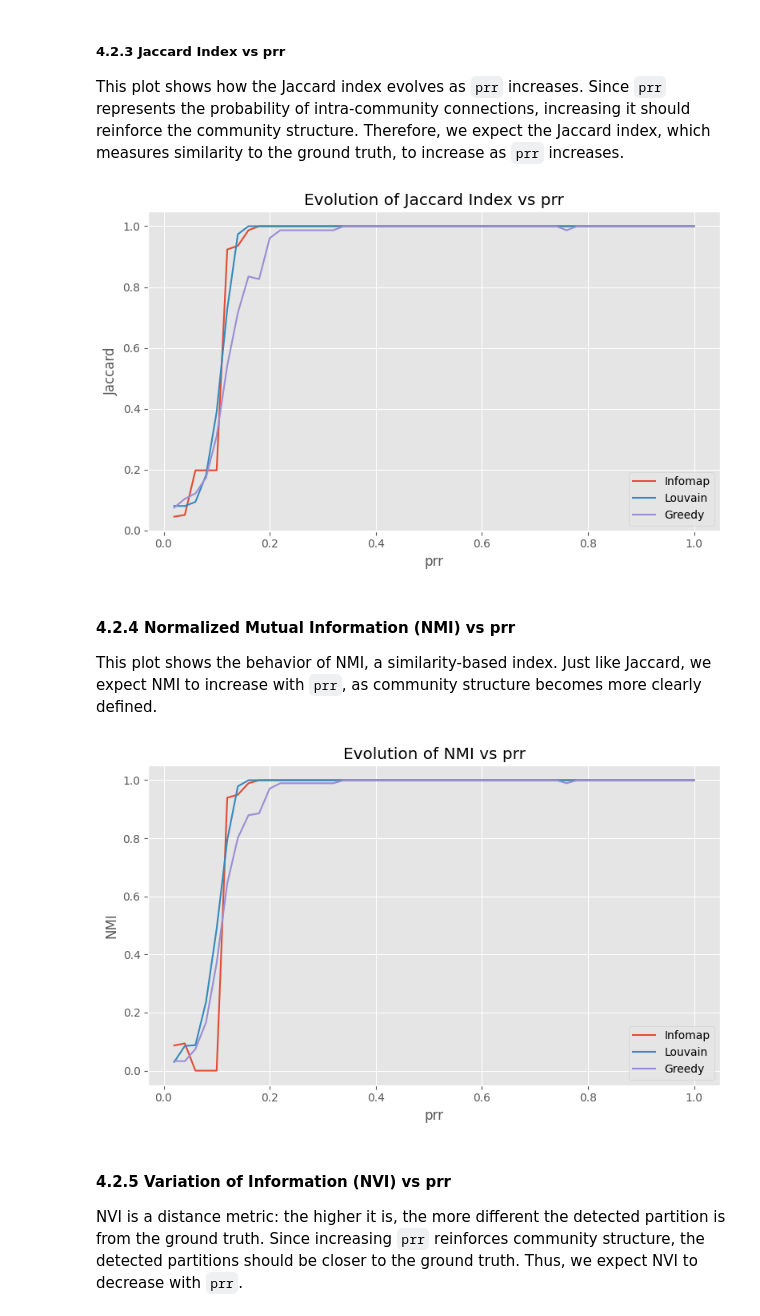
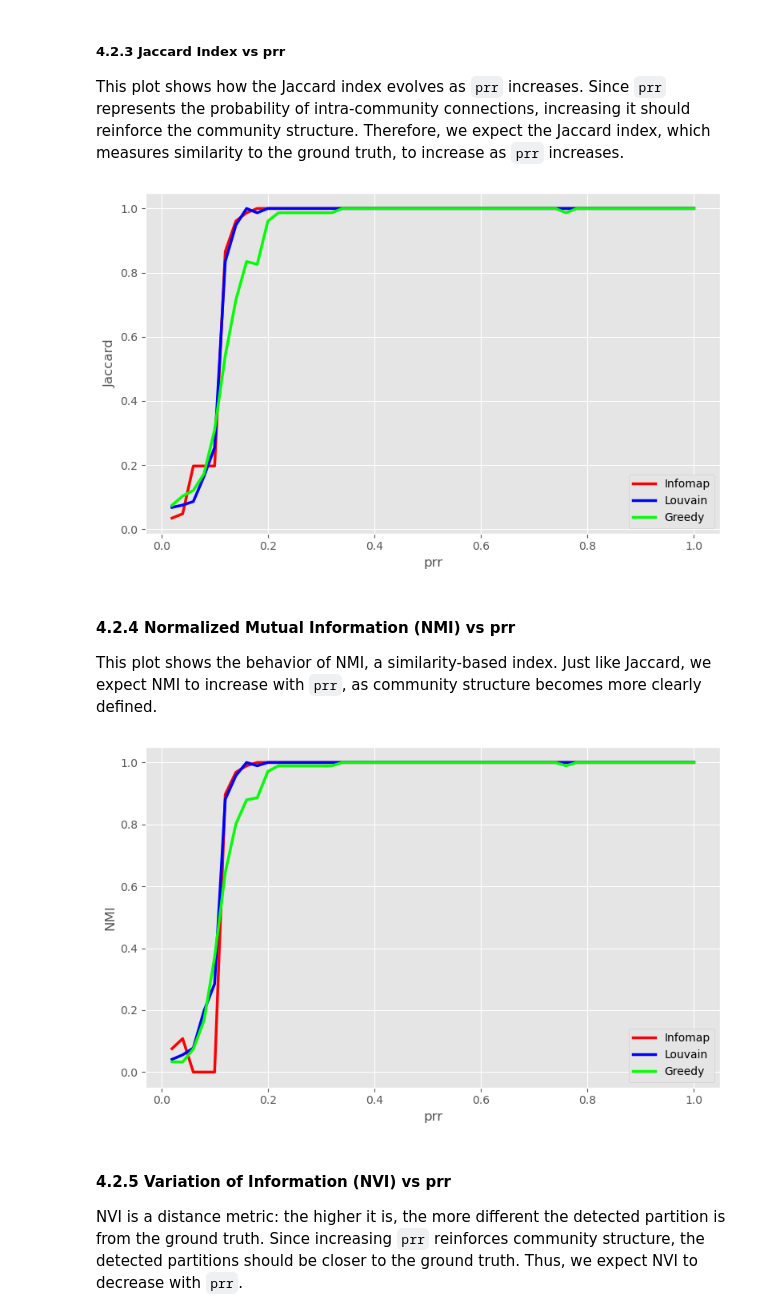
Before and after one commit to marcellorussox/ComplexNets-A2-SyntheticNets, a Jupyter notebook: ComplexNets-A2-SyntheticNets3.ipynb, the cells around one changed output. Drawn from its saved outputs; the diff is of its cells as text; code cells hidden in the pictures.

```diff
--- a/ComplexNets-A2-SyntheticNets3.ipynb
+++ b/ComplexNets-A2-SyntheticNets3.ipynb
@@ -191,10 +191,13 @@ infomap_partitions = {}
 louvain_partitions = {}
 greedy_partitions = {}
 
-for prr, G in tqdm(networks.items(), desc="Applying Infomap"):
-    infomap_partitions[prr] = detect_communities_infomap(G)
-    louvain_partitions[prr] = detect_communities_louvain(G)
-    greedy_partitions[prr] = detect_communities_greedy(G)
+with tqdm(total=len(networks), desc="Processing networks") as pbar:
+    for prr, G in networks.items():
+        infomap_partitions[prr] = detect_communities_infomap(G)
+        louvain_partitions[prr] = detect_communities_louvain(G)
+        greedy_partitions[prr] = detect_communities_greedy(G)
+        pbar.update(1)
+        pbar.set_postfix({"Current prr": f"{prr:.2f}"})
 
 # Save all partitions to .clu files in Pajek format
 for algo_name, partitions in zip(
@@ -471,6 +474,11 @@ We analyze how the number of detected communities and modularity change as a fun
 #### 4.2.1 Number of Detected Communities
 We count the number of communities detected by each algorithm for every value of `prr`, and plot the evolution to understand how the resolution of the detected structure changes.
 # %%
+COLOR_PALETTE = {
+    'Infomap': '#FF0000',
+    'Louvain': '#0000FF',
+    'Greedy': '#00FF00'
+}
 
 num_communities = []
 
@@ -492,11 +500,13 @@ num_df.to_csv(os.path.join(REPORT_FOLDER, "communities_count.csv"), index=False)
 plt.figure(figsize=(8, 5))
 for algo in num_df['algorithm'].unique():
     subset = num_df[num_df['algorithm'] == algo]
-    plt.plot(subset['prr'], subset['num_communities'], label=algo)
-
+    plt.plot(subset['prr'],
+             subset['num_communities'],
+             label=algo,
+             color=COLOR_PALETTE[algo],
+             linewidth=2.5)
 plt.xlabel("prr")
 plt.ylabel("Number of communities")
-plt.title("Evolution of Number of Communities")
 plt.legend()
 plt.tight_layout()
 plt.savefig(os.path.join(PLOTS_FOLDER, "num_communities_vs_prr.png"))
@@ -529,14 +539,15 @@ mod_df.to_csv(os.path.join(REPORT_FOLDER, "modularity_scores.csv"), index=False)
 plt.figure(figsize=(8, 5))
 for algo in mod_df['algorithm'].unique():
     subset = mod_df[mod_df['algorithm'] == algo]
-    plt.plot(subset['prr'], subset['modularity'], label=algo)
-
+    plt.plot(subset['prr'],
+             subset['modularity'],
+             label=algo,
+             color=COLOR_PALETTE[algo],
+             linewidth=2.5)
 plt.xlabel("prr")
 plt.ylabel("Modularity")
-plt.title("Evolution of Modularity")
-plt.savefig(os.path.join(PLOTS_FOLDER, "modularity_vs_prr.png"))
 plt.legend()
 plt.tight_layout()
-plt.savefig(os.path.join(PLOTS_FOLDER, "num_communities_vs_prr.png"))
+plt.savefig(os.path.join(PLOTS_FOLDER, "modularity_vs_prr.png"))
 plt.show()
 # %% [output]
@@ -547,17 +558,20 @@ This plot shows how the Jaccard index evolves as `prr` increases. Since `prr` re
 # %%
 plt.figure(figsize=(8, 5))
 for algo in df_scores["algorithm"].unique():
     subset = df_scores[df_scores["algorithm"] == algo]
-    plt.plot(subset["prr"], subset["Jaccard"], label=algo)
+    plt.plot(subset['prr'],
+             subset['Jaccard'],
+             label=algo,
+             color=COLOR_PALETTE[algo],
+             linewidth=2.5)
 plt.xlabel("prr")
 plt.ylabel("Jaccard")
-plt.title("Evolution of Jaccard Index vs prr")
 plt.legend()
 plt.tight_layout()
 plt.savefig(os.path.join(PLOTS_FOLDER, "jaccard_vs_prr.png"))
 plt.show()
 # %% [output]
-[figure, old version]
+[figure, new version]
 # %% [markdown]
 #### 4.2.4 Normalized Mutual Information (NMI) vs prr
 This plot shows the behavior of NMI, a similarity-based index. Just like Jaccard, we expect NMI to increase with `prr`, as community structure becomes more clearly defined.
@@ -565,16 +579,19 @@ This plot shows the behavior of NMI, a similarity-based index. Just like Jaccard
 plt.figure(figsize=(8, 5))
 for algo in df_scores["algorithm"].unique():
     subset = df_scores[df_scores["algorithm"] == algo]
-    plt.plot(subset["prr"], subset["NMI"], label=algo)
+    plt.plot(subset['prr'],
+             subset['NMI'],
+             label=algo,
+             color=COLOR_PALETTE[algo],
+             linewidth=2.5)
 plt.xlabel("prr")
 plt.ylabel("NMI")
-plt.title("Evolution of NMI vs prr")
 plt.legend()
 plt.tight_layout()
 plt.savefig(os.path.join(PLOTS_FOLDER, "nmi_vs_prr.png"))
 plt.show()
 # %% [output]
-[figure, old version]
+[figure, new version]
 # %% [markdown]
 #### 4.2.5 Variation of Information (NVI) vs prr
 NVI is a distance metric: the higher it is, the more different the detected partition is from the ground truth. Since increasing `prr` reinforces community structure, the detected partitions should be closer to the ground truth. Thus, we expect NVI to decrease with `prr`.
```
Also changed, not shown: parts of 6 cells of this notebook.
